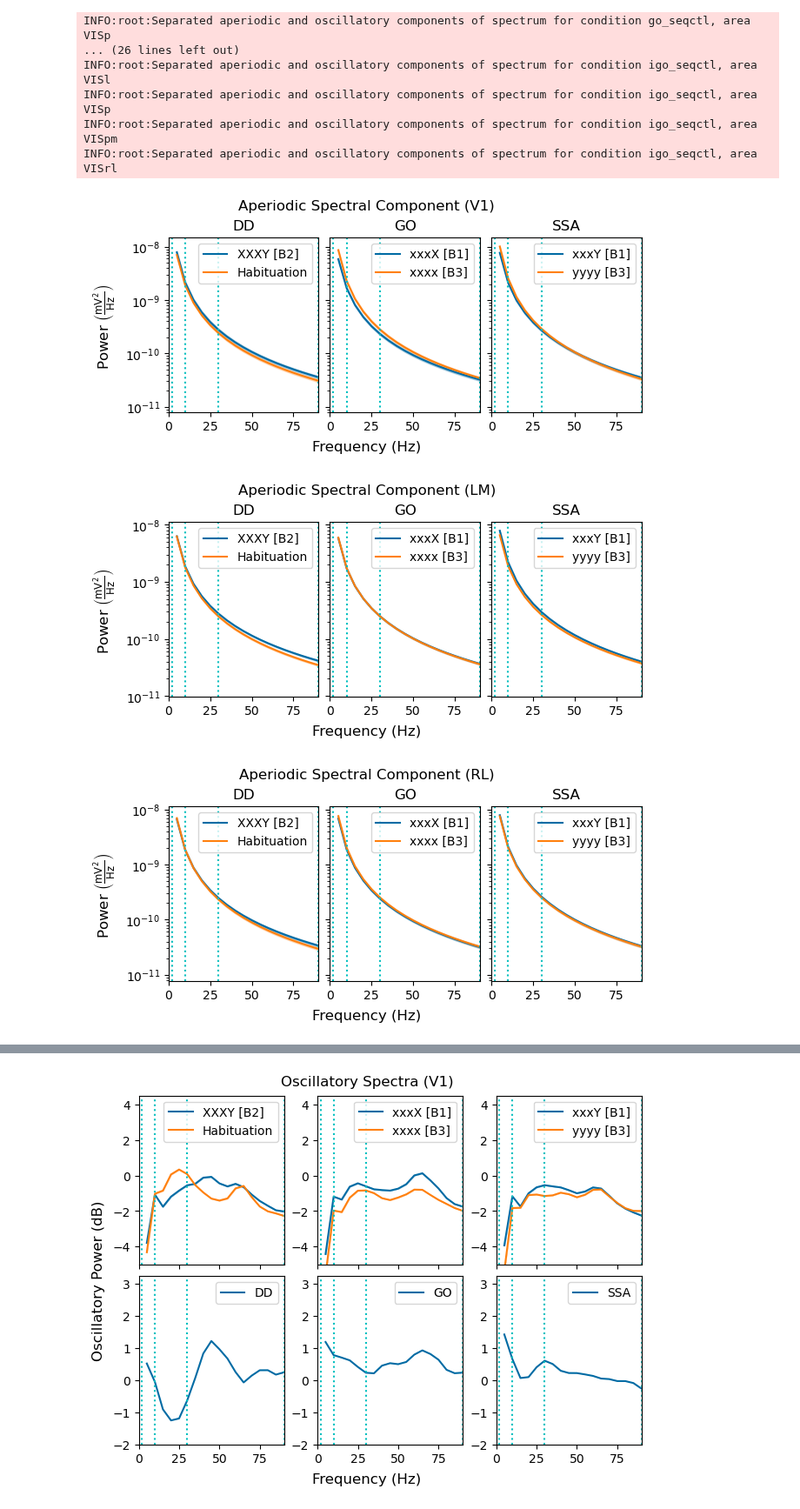
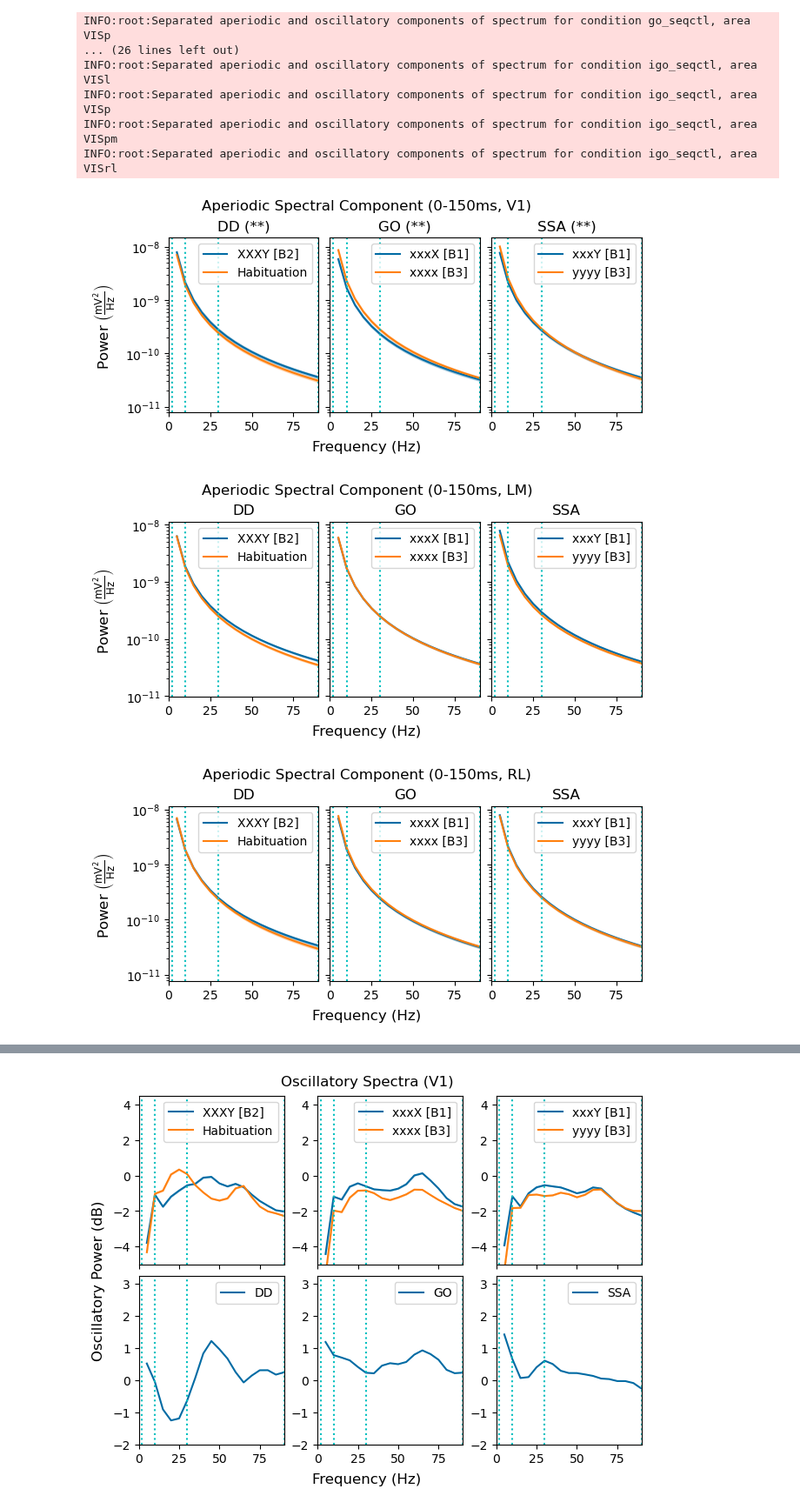
Before and after one commit to BastosLab/epych, a Jupyter notebook: notebooks/passiveglo/grand_fastsweep_spectra.ipynb, the cells around one changed output, grey strips where cells are left out. Shown at 87% size. Saved outputs shown, nothing was run; the diff lists cells and outputs as text; code cells hidden in the pictures.

Commit message:
notebooks/passiveglo/grand_fastsweep_spectra: add filenames, significance marks
Signed-off-by: Eli Sennesh <eli.sennesh@vanderbilt.edu>

```diff
--- a/notebooks/passiveglo/grand_fastsweep_spectra.ipynb
+++ b/notebooks/passiveglo/grand_fastsweep_spectra.ipynb
@@ -95,11 +95,11 @@ for cond in CONDITIONS:
         aperiodic_params[cond][area] = spectra[cond].stats[area].aperiodic_parameters(channel_mean=False).squeeze()
 # %%
 CONTRASTS = [("dd", "lo_rndctl", "lonaive"), ("go_contrast", "go_gloexp", "go_seqctl"), ("ssa", "lo_gloexp", "igo_seqctl")]
-contrast_results = {name: {area: None for area in anatomical_areas} for (name, _, _) in CONTRASTS}
+aperiodic_contrast_results = {name: {area: None for area in anatomical_areas} for (name, _, _) in CONTRASTS}
 # %%
 for name, condl, condr in CONTRASTS:
     for area in anatomical_areas:
-        contrast_results[name][area] = stats.ttest_ind(aperiodic_params[condl][area], aperiodic_params[condr][area], equal_var=False, method=stats.PermutationMethod(n_resamples=1000))
+        aperiodic_contrast_results[name][area] = stats.ttest_ind(aperiodic_params[condl][area], aperiodic_params[condr][area], equal_var=False, method=stats.PermutationMethod(n_resamples=1000))
 # %%
 for name, _, _ in CONTRASTS:
     for area in anatomical_areas:
@@ -246,43 +246,51 @@ CONTRAST_TITLES = {
     "ssa": "SSA",
     "dd": "DD"
 }
+# %%
+def aperiodic_contrast_significance(contrast, area):
+    if (aperiodic_contrast_results[name][area].pvalue < 0.01).any():
+        return " (**)"
+    elif (aperiodic_contrast_results[name][area].pvalue < 0.05).any():
+        return " (*)"
+    else:
+        return ""
 # %%
 spectrum_trials = collections.defaultdict(lambda: collections.defaultdict(lambda: []))
 for cond in CONDITIONS:
     for area in oscillatories[cond]:
         spectrum_trials[area][cond].append(aperiodics[cond][area].squeeze())
 
 for area in anatomical_areas:
     plt.style.use('tableau-colorblind10')
     #               DD, GO, SSA
     # Oddball
     # Control
     # Difference
     fig, axes = plt.subplots(nrows=1, ncols=3, sharex=True, sharey=True, layout="constrained")
     fig.supxlabel("Frequency (Hz)"); fig.supylabel("Power $\\left(\\frac{\\mathrm{mV}^{2}}{\\mathrm{Hz}}\\right)$")
-    fig.suptitle(("Aperiodic Spectral Component (%s)" % AREA_TITLES[area]))
+    fig.suptitle(("Aperiodic Spectral Component (0-150ms, %s)" % AREA_TITLES[area]))
     fig.set_figheight(3)
     for col, (contrast, condl, condr) in enumerate(CONTRASTS):
-        axes[col].set_title(CONTRAST_TITLES[contrast])
+        axes[col].set_title(CONTRAST_TITLES[contrast] + aperiodic_contrast_significance(contrast, area))
         spectrum_trials[area][condl] = np.concatenate(spectrum_trials[area][condl], axis=-1).squeeze()
         plotting.plot_sem(oscillatories[condl][area].freqs.magnitude, spectrum_trials[area][condl], ax=axes[col], axis=0, sems=2, label=CONDITION_TITLES[condl])
 
         spectrum_trials[area][condr] = np.concatenate(spectrum_trials[area][condr], axis=-1).squeeze()
         plotting.plot_sem(oscillatories[condr][area].freqs.magnitude, spectrum_trials[area][condr], ax=axes[col], axis=0, sems=2, label=CONDITION_TITLES[condr])
 
         for boundary in BAND_BOUNDS:
             axes[col].axvline(boundary, color='c', linestyle=':')
         axes[col].set_xlim([0, 90]);
         axes[col].set_yscale("log"); # axes[col].set_ylim([10e-12, 10e-8])
         axes[col].legend()
 
         # band_midpoints = [(low + high) / 2 for (low, high) in zip(BAND_BOUNDS, BAND_BOUNDS[1:])]
         # axes[col].set_xticks(band_midpoints, labels=["$\\theta$", "$\\alpha/\\beta$", "$\\gamma$"])
 
-    # plt.savefig("%s_aperiodic_spectra.svg" % AREA_TITLES[area])
-    # plt.savefig("%s_aperiodic_spectra.png" % AREA_TITLES[area])
+    plt.savefig("%s_fast_aperiodic_spectra.svg" % AREA_TITLES[area])
+    plt.savefig("%s_fast_aperiodic_spectra.png" % AREA_TITLES[area])
     plt.show()
 # %% [output]
-[figure, old version]
+[figure, new version]
-[figure, old version]
+[figure, new version]
-[figure, old version]
+[figure, new version]
```
Also changed, not shown: parts of 5 cells of this notebook.
